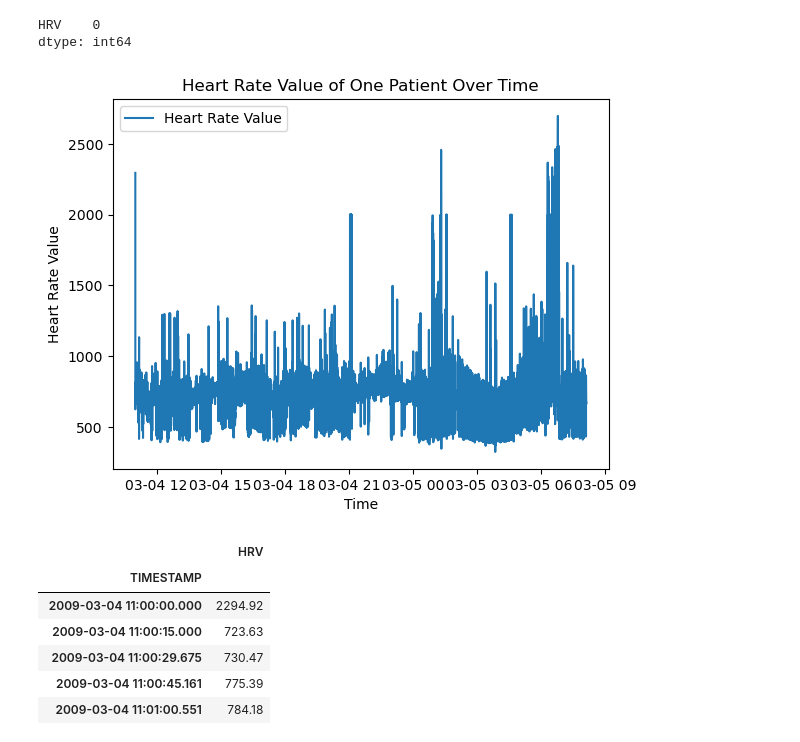
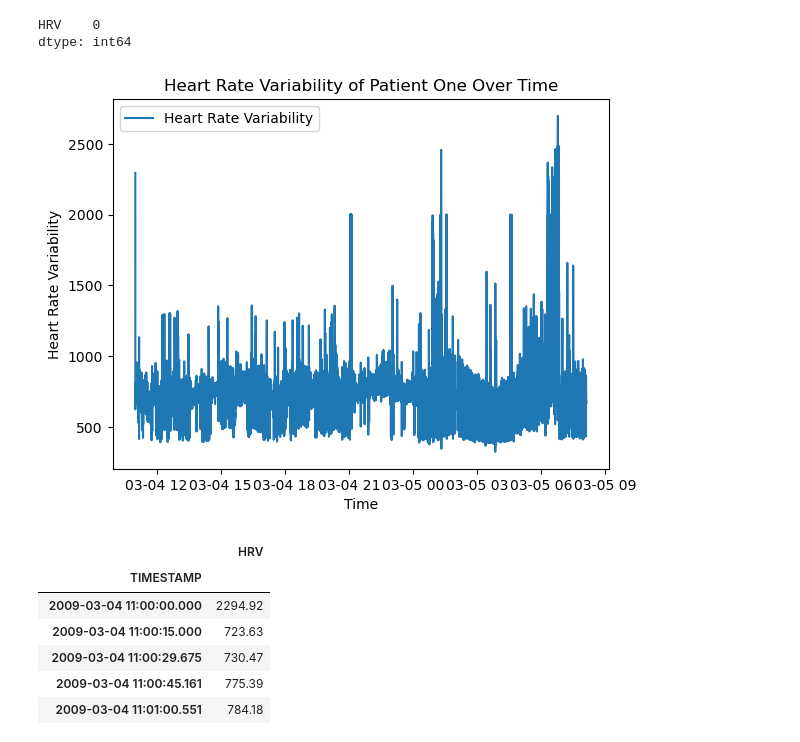
Before and after one commit to wangmichelle1/DS-4420-Final-Project, a Jupyter notebook: Time Series Patient Example 1.ipynb, the cells around one changed output. Drawn from its saved outputs; the diff is of its cells as text; code cells hidden in the pictures.

Commit message:
add time series

```diff
--- a/Time Series Patient Example 1.ipynb
+++ b/Time Series Patient Example 1.ipynb
@@ -56,12 +59,12 @@ HRV    0
 dtype: int64
 # %%
 # visualize the time series
-plt.plot(df_patient_hr['HRV'], label='Heart Rate Value')
+plt.plot(df_patient_hr['HRV'], label='Heart Rate Variability')
 plt.xlabel('Time')
-plt.ylabel('Heart Rate Value')
+plt.ylabel('Heart Rate Variability')
 plt.legend()
-plt.title('Heart Rate Value of One Patient Over Time')
+plt.title('Heart Rate Variability of Patient One Over Time')
 plt.show();
 # %% [output]
-[figure, old version]
+[figure, new version]
 # %%
```
Also changed, not shown: parts of 50 cells of this notebook, 2 other files.
